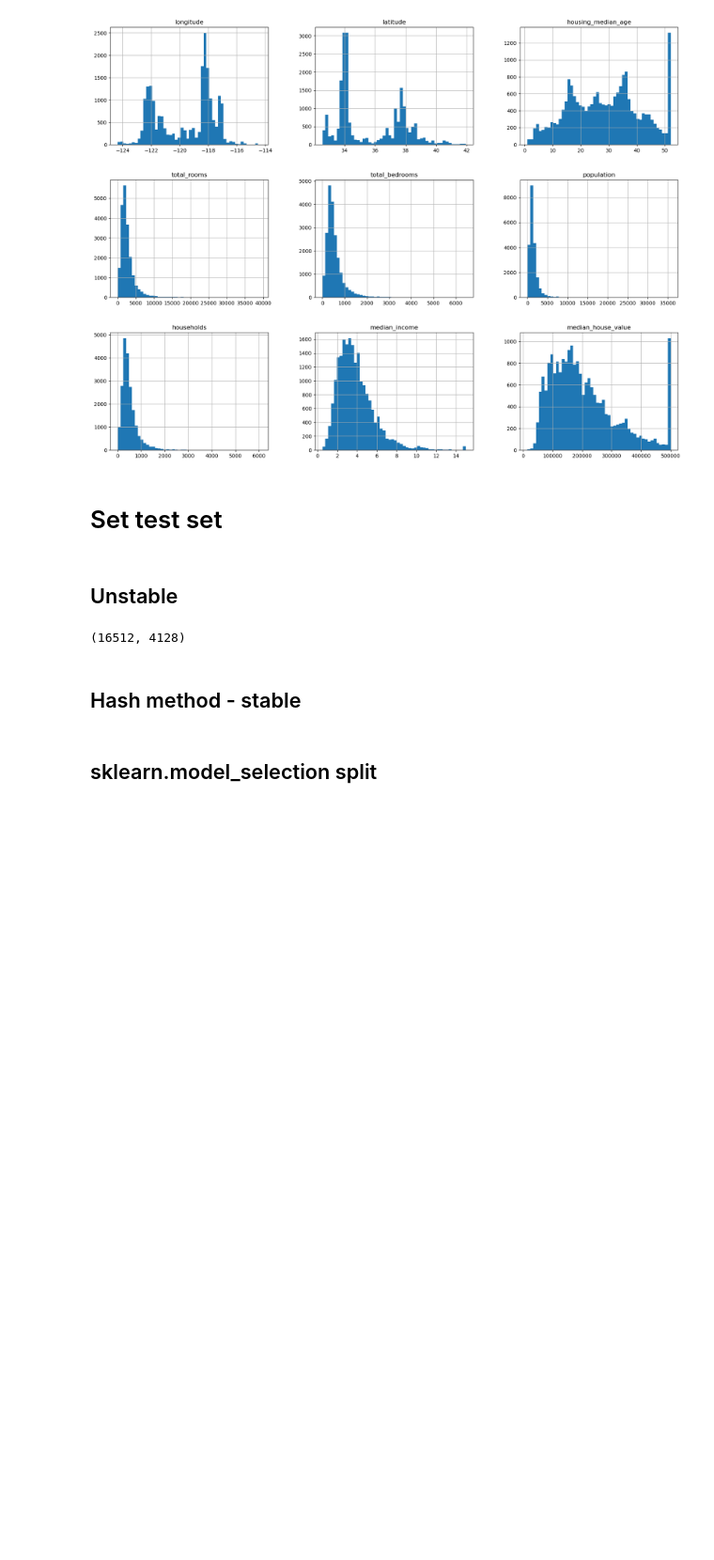
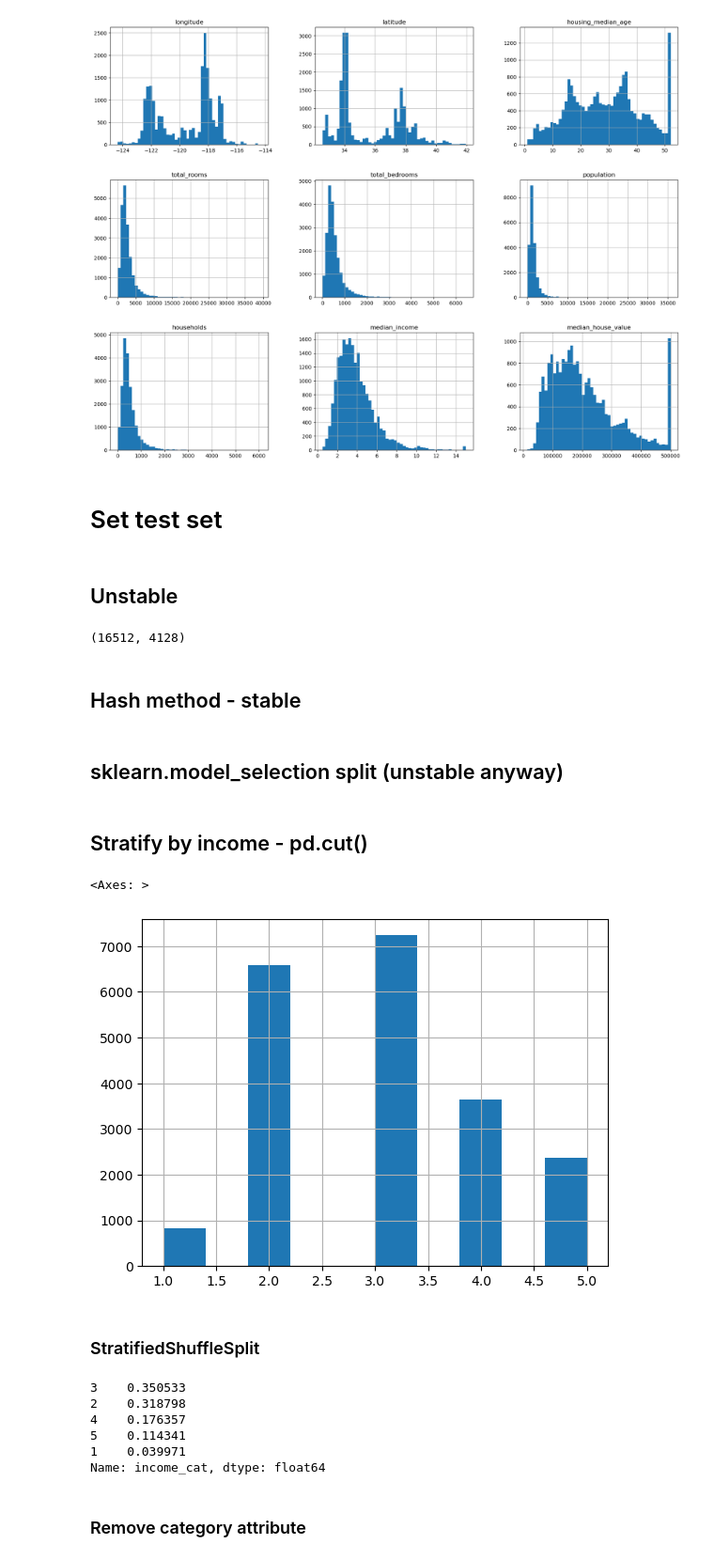
Before and after one commit to LIU-Xnd/ml_learn, a Jupyter notebook: ch2/main.ipynb, the cells around one changed output. Shown at 94% size. Saved outputs shown, nothing was run; the diff lists cells and outputs as text; code cells hidden in the pictures; blank space fills up the shorter version.

```diff
--- a/ch2_endtoend_ml_project/main.ipynb
+++ b/ch2/main.ipynb
@@ -109,8 +109,22 @@ def split_train_test_by_id(data, test_ratio, id_column):
 housing_with_id = housing.reset_index() # Adds an `index` column.
 train_set, test_set = split_train_test_by_id(housing_with_id, 0.2, "index")
 # %% [markdown]
-## sklearn.model_selection split
+## sklearn.model_selection split (unstable anyway)
 # %%
 from sklearn.model_selection import train_test_split
 
 train_set, test_set = train_test_split(housing, test_size=0.2, random_state=42)
+# %% [markdown]
+## Stratify by income - pd.cut()
+# %%
+housing["income_cat"] = pd.cut(housing["median_income"],
+                               bins=[0.,1.5,3.,4.5,6.,np.inf],
+                               labels=[1,2,3,4,5])
+# Cut [x1,x2,x3,y1,y2,z1,z2,z3,z4,...](bins=[x1,y1,z1,np.inf]) to [x,x,x,y,y,z,z,z,z,...](labels).
+
+housing["income_cat"].hist()
+# %% [output]
+<Axes: >
+[figure, added]
+# %% [markdown]
+### StratifiedShuffleSplit
@@ -116,0 +138,11 @@ train_set, test_set = train_test_split(housing, test_size=0.2, random_state=42)
+# %%
+strat_test_set["income_cat"].value_counts() / len(strat_test_set)
+# %% [output]
+3    0.350533
+2    0.318798
+4    0.176357
+5    0.114341
+1    0.039971
+Name: income_cat, dtype: float64
+# %% [markdown]
+### Remove category attribute
```
Also changed, not shown: parts of 4 cells of this notebook, 11 other files.
